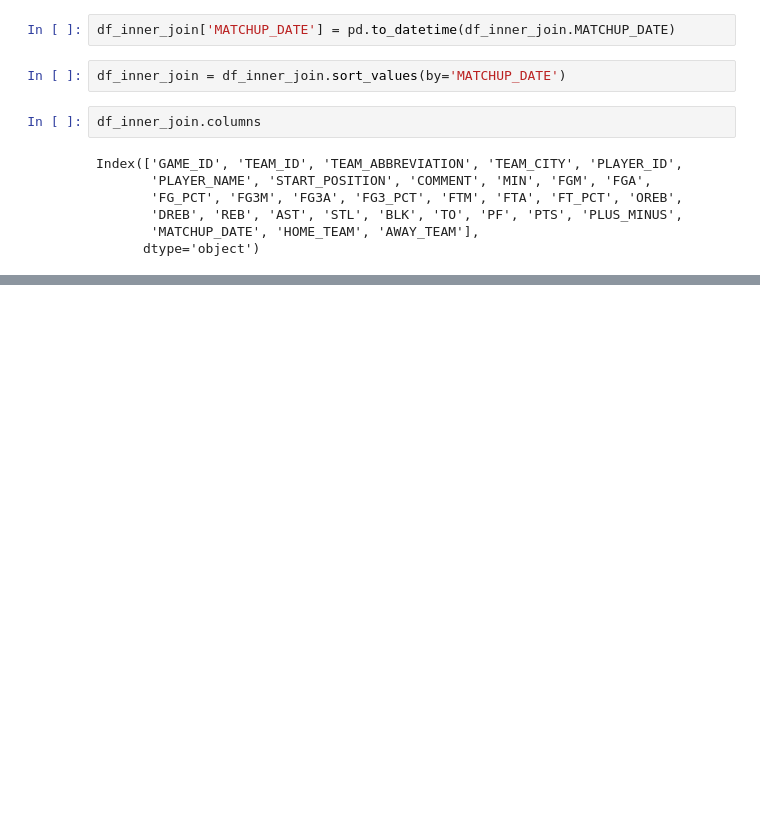
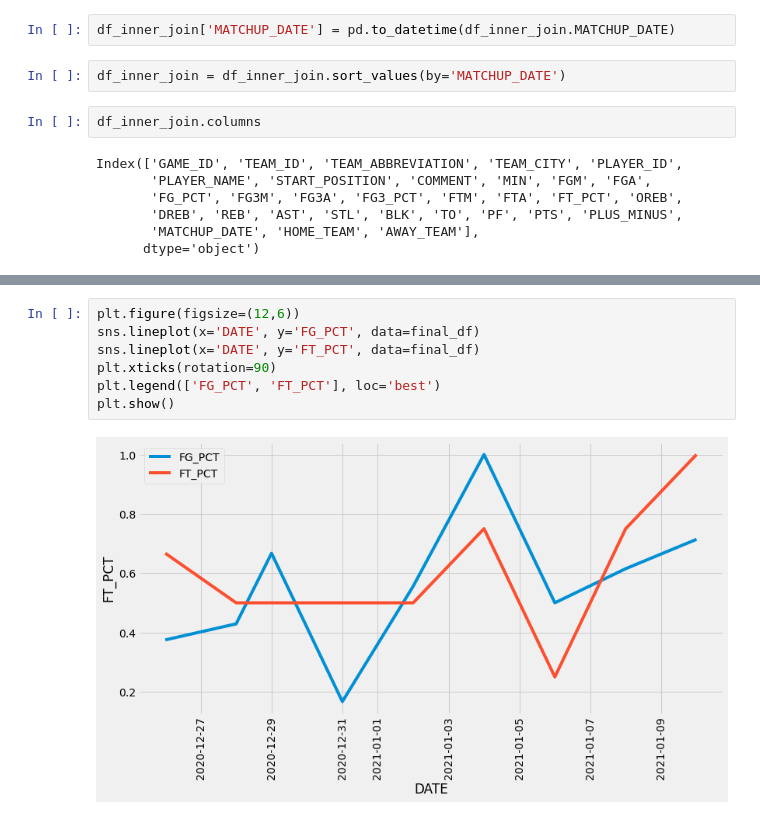
Before and after one commit to Sba121/basketball_analytics, a Jupyter notebook: Mini projects/Yahoo_Fantasy_Team_2020-2021.ipynb, the cells around one changed output, grey strips where cells are left out. Saved outputs shown, nothing was run; the diff lists cells and outputs as text; blank space fills up the shorter version.

```diff
--- a/Mini projects/Yahoo_Fantasy_Team_2020-2021.ipynb
+++ b/Mini projects/Yahoo_Fantasy_Team_2020-2021.ipynb
@@ -448,0 +488,9 @@ Al Horford
+# %%
+plt.figure(figsize=(12,6))
+sns.lineplot(x='DATE', y='FG_PCT', data=final_df)
+sns.lineplot(x='DATE', y='FT_PCT', data=final_df)
+plt.xticks(rotation=90)
+plt.legend(['FG_PCT', 'FT_PCT'], loc='best')
+plt.show()
+# %% [output]
+[figure, added]
```
Also changed, not shown: parts of 30 cells of this notebook.
